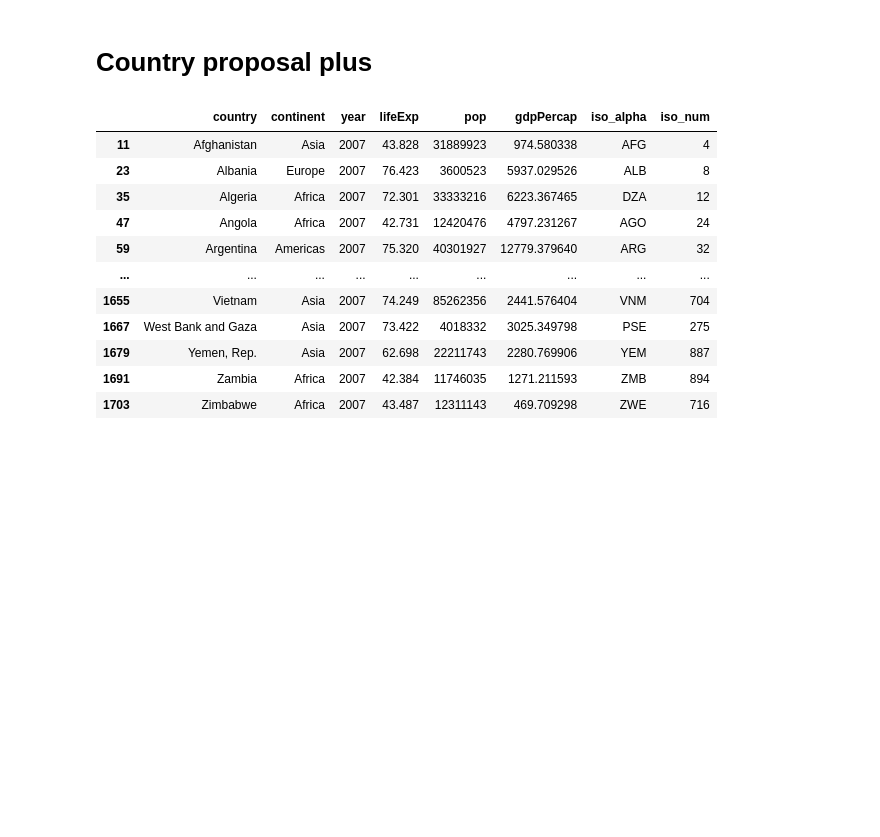
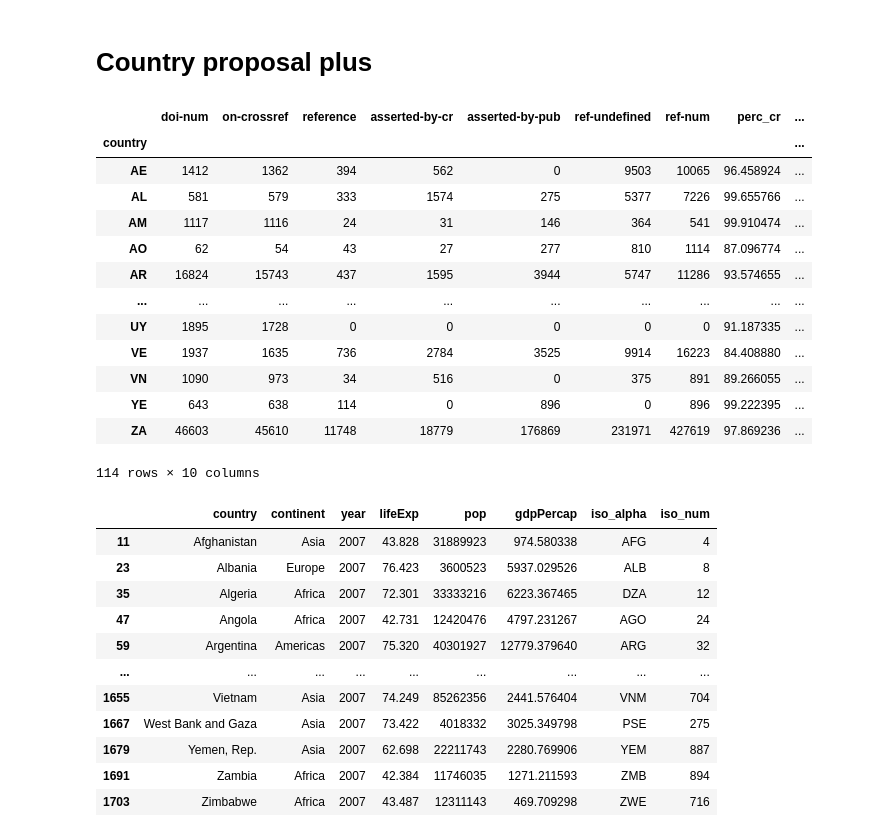
Before and after one commit to open-sci/2021-2022-la-chouffe-code, a Jupyter notebook: data_vizGiulia.ipynb, the cells around one changed output. Drawn from its saved outputs; the diff is of its cells as text; code cells hidden in the pictures; blank space fills up the shorter version.

```diff
--- a/data_vizGiulia.ipynb
+++ b/data_vizGiulia.ipynb
@@ -79,6 +77,11 @@ fig.update_layout(
     title = {'xanchor': 'center', 'y':0.9,'x':0.5},
 )
 fig.show()
+# %%
+frame = frame.groupby('country').sum()
+frame =frame.apply(lambda x: pd.to_numeric(x, errors='coerce'))
+frame['perc_cr'] = (frame['on-crossref']/frame['doi-num'])*100
+frame['iso_alpha'] = coco.convert(names=frame.index, to='ISO3')
 # %%
 frame = frame.apply(lambda x: pd.to_numeric(x, errors='coerce'))
 frame = frame[(frame.year >= 1950)&(frame.year < 2022)]
@@ -355,3 +358,32 @@ fig = px.histogram(frame, x=frame.index, y= ['perc_asserted_cr','perc_asserted_p
 fig.show()
 # %% [markdown]
 # Country proposal plus
+# %%
+import pycountry_convert as pc
+newframe = frame.copy()
+newframe = newframe.groupby('country').sum()
+newframe['perc_cr'] = (newframe['on-crossref']/newframe['doi-num'])*100
+newframe['iso_alpha'] = coco.convert(names=newframe.index, to='ISO3')
+continent_code = []
+continent_name = []
+for x in newframe.index:
+    country_continent_code = pc.country_alpha2_to_continent_code(x)
+    country_continent_name = pc.convert_continent_code_to_continent_name(country_continent_code)
+    continent_name.append(country_continent_name)
+newframe['continent'] = continent_name
+newframe
+# %% [output]
+|  | doi-num | on-crossref | reference | asserted-by-cr | asserted-by-pub | ref-undefined | ref-num | perc_cr | ... |
+| country |  |  |  |  |  |  |  |  | ... |
+| AE | 1412 | 1362 | 394 | 562 | 0 | 9503 | 10065 | 96.458924 | ... |
+| AL | 581 | 579 | 333 | 1574 | 275 | 5377 | 7226 | 99.655766 | ... |
+| AM | 1117 | 1116 | 24 | 31 | 146 | 364 | 541 | 99.910474 | ... |
+| AO | 62 | 54 | 43 | 27 | 277 | 810 | 1114 | 87.096774 | ... |
+| AR | 16824 | 15743 | 437 | 1595 | 3944 | 5747 | 11286 | 93.574655 | ... |
+| ... | ... | ... | ... | ... | ... | ... | ... | ... | ... |
+| UY | 1895 | 1728 | 0 | 0 | 0 | 0 | 0 | 91.187335 | ... |
+| VE | 1937 | 1635 | 736 | 2784 | 3525 | 9914 | 16223 | 84.408880 | ... |
+| VN | 1090 | 973 | 34 | 516 | 0 | 375 | 891 | 89.266055 | ... |
+| YE | 643 | 638 | 114 | 0 | 896 | 0 | 896 | 99.222395 | ... |
+| ZA | 46603 | 45610 | 11748 | 18779 | 176869 | 231971 | 427619 | 97.869236 | ... |
+114 rows × 10 columns
```
Also changed, not shown: parts of 4 cells of this notebook.
